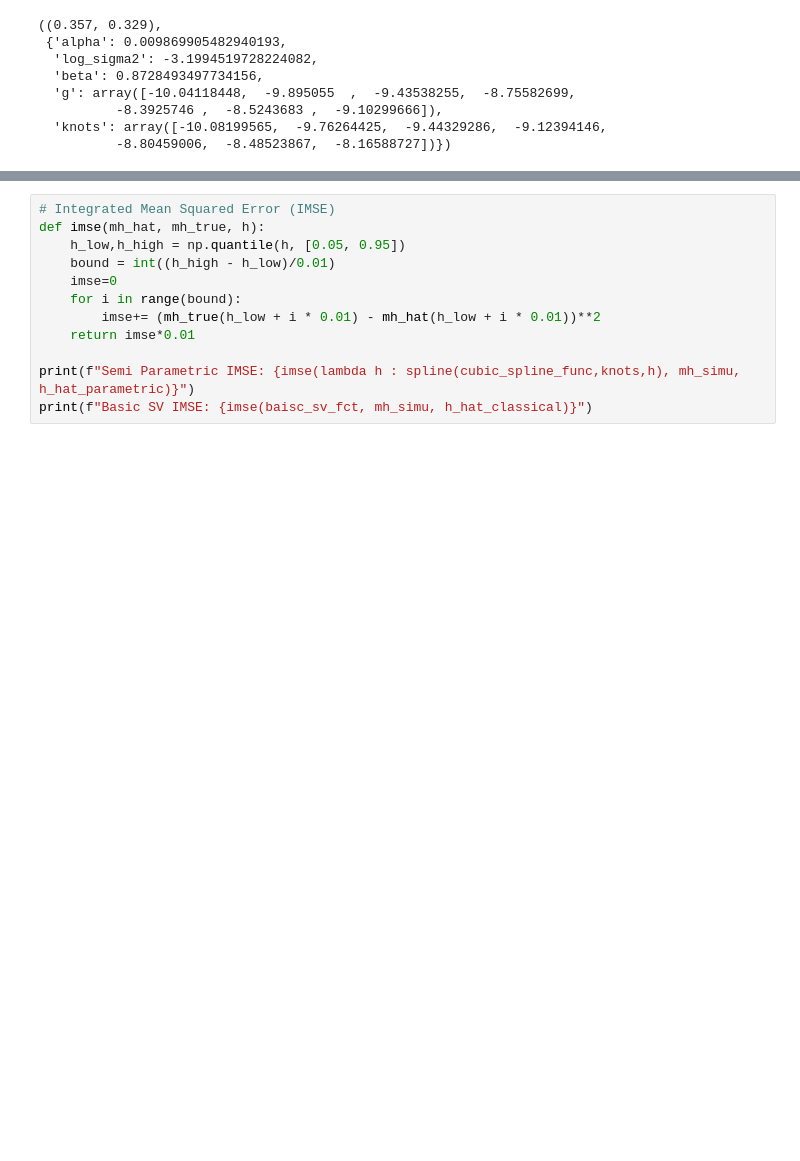
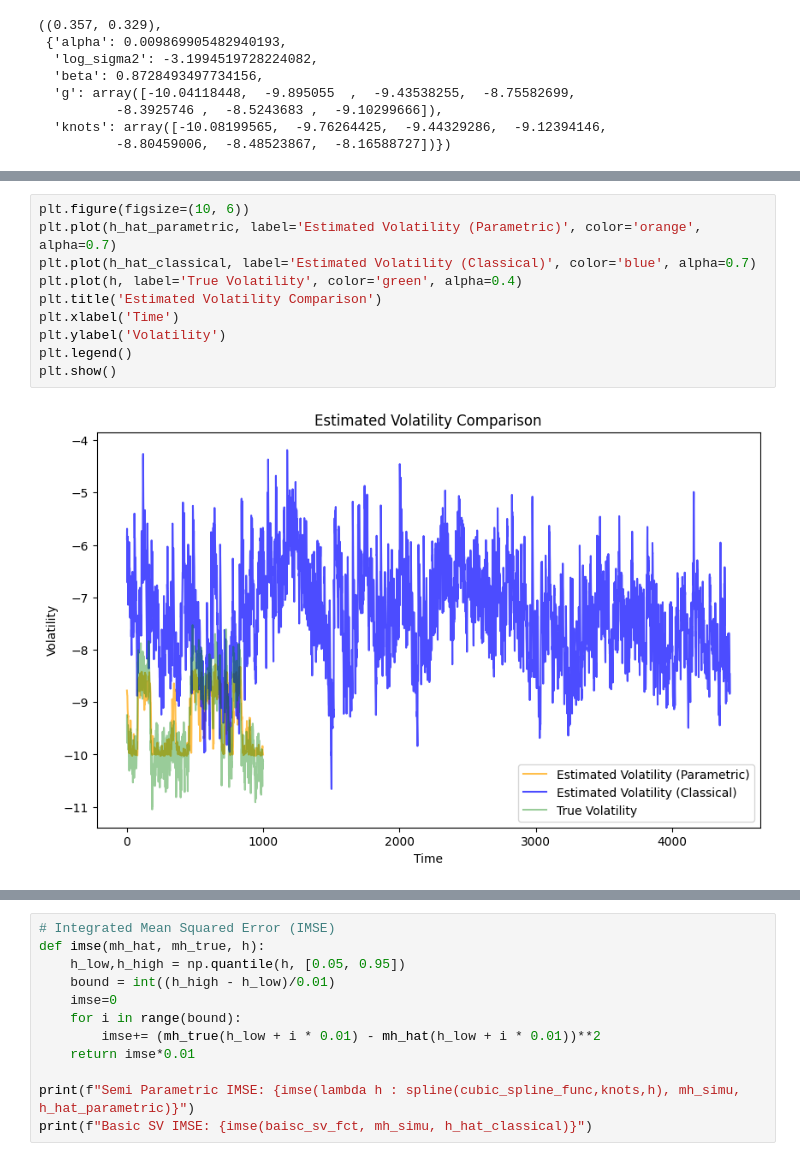
Before and after one commit to aaya62553/stochastic_volatility, a Jupyter notebook: analysis.ipynb, the cells around one changed output, grey strips where cells are left out. Cells and saved outputs as stored; diff of their text form; blank space fills up the shorter version.

```diff
--- a/analysis.ipynb
+++ b/analysis.ipynb
@@ -596 +528,13 @@ plt.tight_layout()
+# %%
+plt.figure(figsize=(10, 6))
+plt.plot(h_hat_parametric, label='Estimated Volatility (Parametric)', color='orange', alpha=0.7)
+plt.plot(h_hat_classical, label='Estimated Volatility (Classical)', color='blue', alpha=0.7)
+plt.plot(h, label='True Volatility', color='green', alpha=0.4)
+plt.title('Estimated Volatility Comparison')
+plt.xlabel('Time')
+plt.ylabel('Volatility')
+plt.legend()
+plt.show()
+# %% [output]
+[figure, added]
 # %%
```
Also changed, not shown: parts of 20 cells of this notebook, 1 other file.
